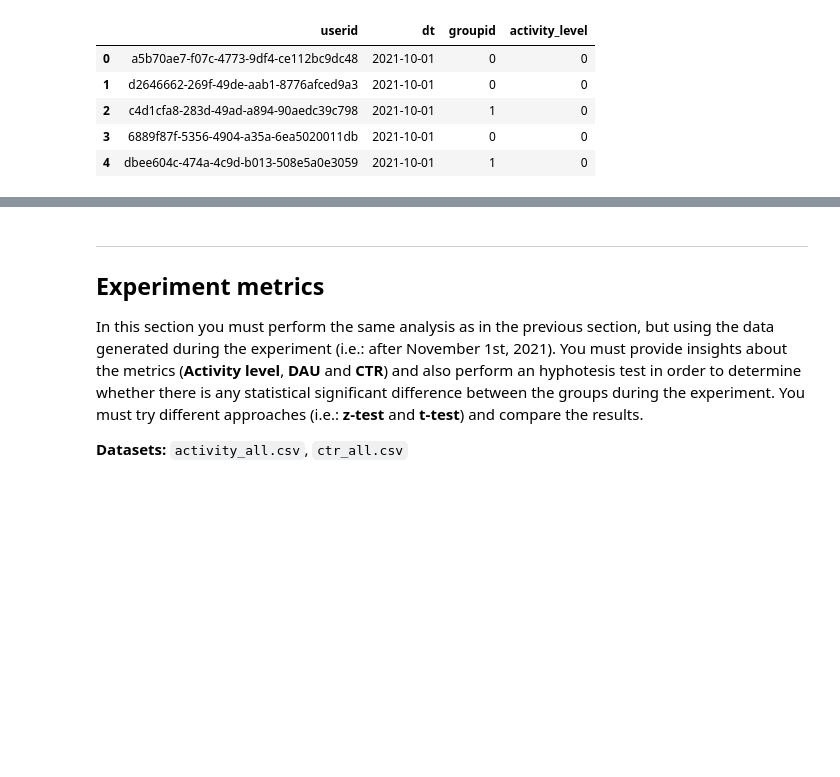
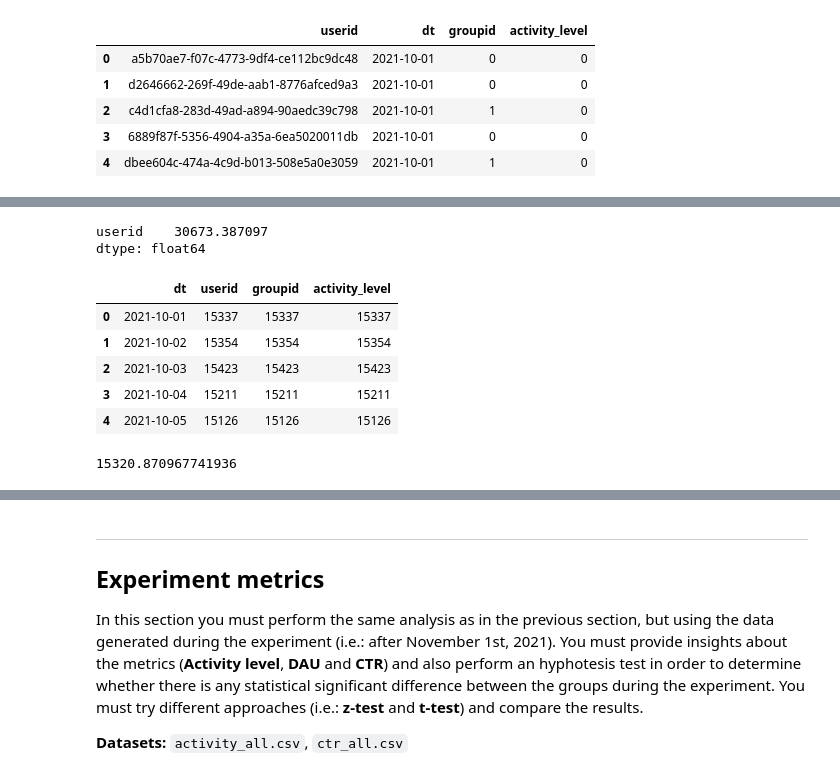
Before and after one commit to MargaMontV/the_significant_challenge, a Jupyter notebook: ab_test_challenge.ipynb, the cells around one changed output, grey strips where cells are left out. Cells and saved outputs as stored; diff of their text form; code cells hidden in the pictures; blank space fills up the shorter version.

```diff
--- a/ab_test_challenge.ipynb
+++ b/ab_test_challenge.ipynb
@@ -466,0 +527,20 @@ ctr_pre.head()
+# %%
+activity_pre.groupby(["dt"]).agg({"userid": "count"}).mean()
+# %% [output]
+userid    30673.387097
+dtype: float64
+# %%
+#DAU per group
+activity_pre_0 = activity_pre[activity_pre['groupid'] == 0].groupby(by=['dt']).count().reset_index()
+activity_pre_0.head()
+# %% [output]
+|  | dt | userid | groupid | activity_level |
+| 0 | 2021-10-01 | 15337 | 15337 | 15337 |
+| 1 | 2021-10-02 | 15354 | 15354 | 15354 |
+| 2 | 2021-10-03 | 15423 | 15423 | 15423 |
+| 3 | 2021-10-04 | 15211 | 15211 | 15211 |
+| 4 | 2021-10-05 | 15126 | 15126 | 15126 |
+# %%
+activity_pre_0['userid'].mean()
+# %% [output]
+15320.870967741936
```
Also changed, not shown: parts of 47 cells of this notebook.
